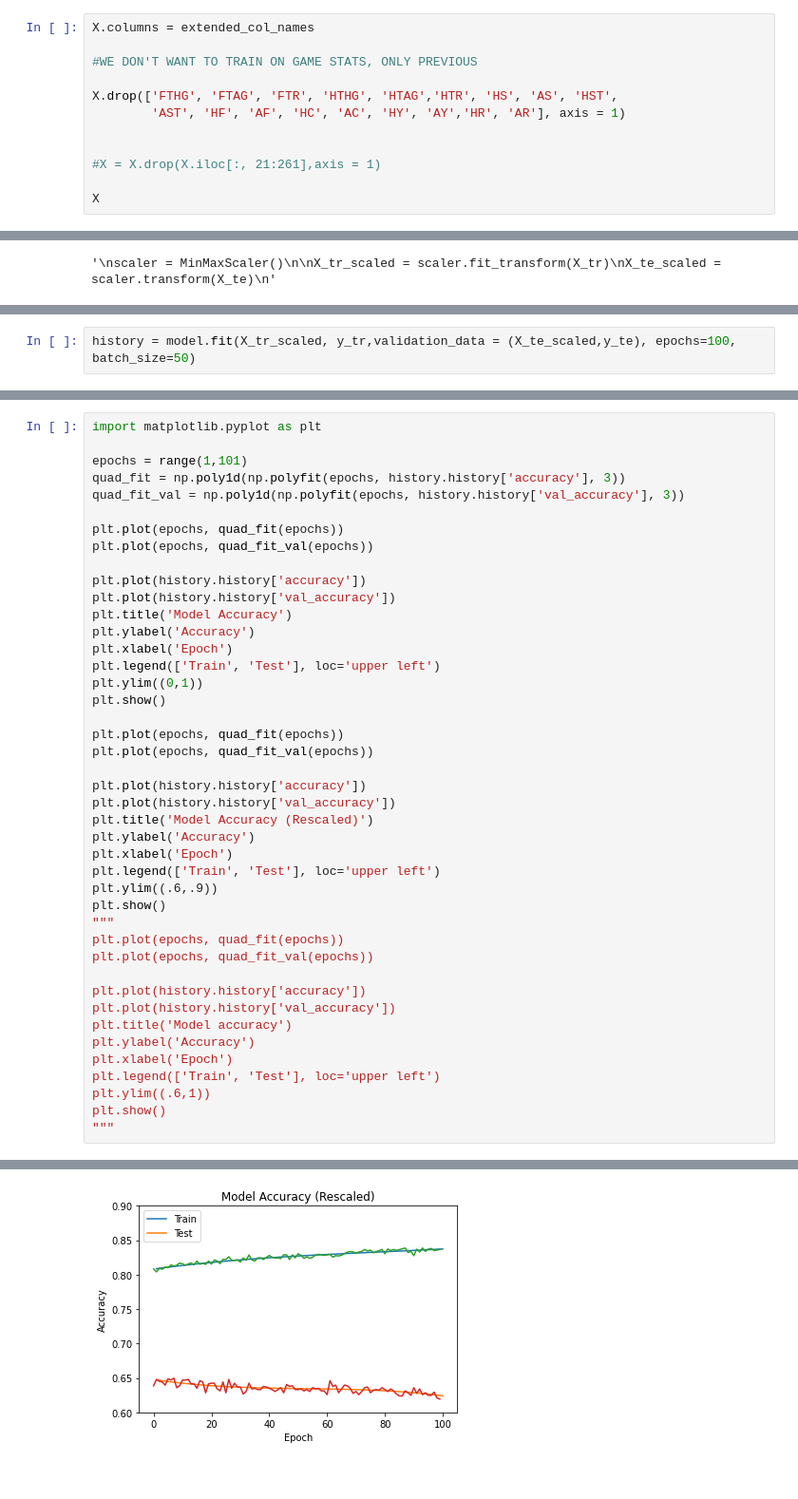
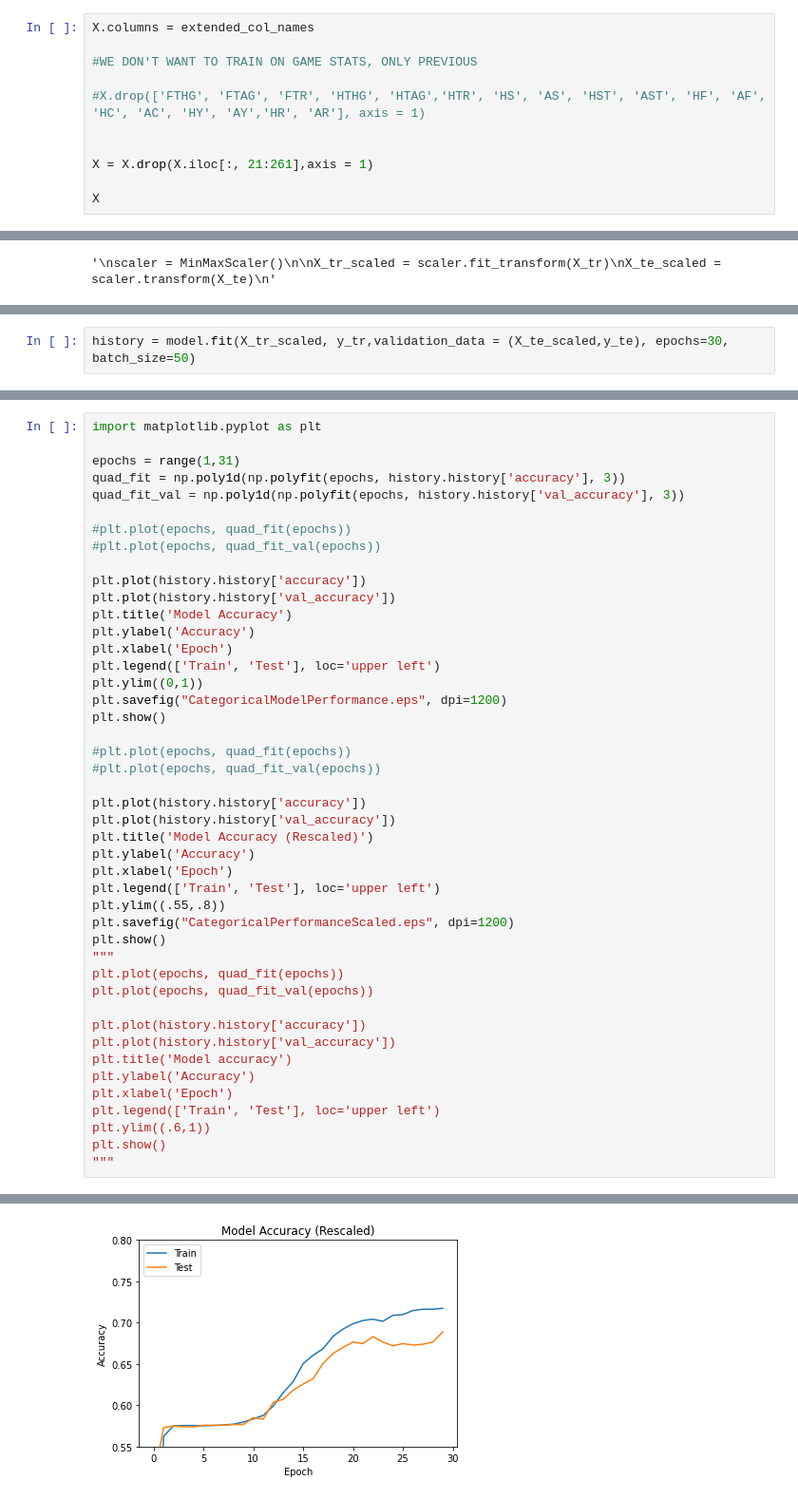
Before and after one commit to ale-chen/Arbitrage, a Jupyter notebook: CategoricalModel.ipynb, the cells around one changed output, grey strips where cells are left out. Shown at 95% size. Cells and saved outputs as stored; diff of their text form.

```diff
--- a/CategoricalModel.ipynb
+++ b/CategoricalModel.ipynb
@@ -35,11 +35,10 @@ X.columns = extended_col_names
 
 #WE DON'T WANT TO TRAIN ON GAME STATS, ONLY PREVIOUS
 
-X.drop(['FTHG', 'FTAG', 'FTR', 'HTHG', 'HTAG','HTR', 'HS', 'AS', 'HST',
-        'AST', 'HF', 'AF', 'HC', 'AC', 'HY', 'AY','HR', 'AR'], axis = 1)
+#X.drop(['FTHG', 'FTAG', 'FTR', 'HTHG', 'HTAG','HTR', 'HS', 'AS', 'HST', 'AST', 'HF', 'AF', 'HC', 'AC', 'HY', 'AY','HR', 'AR'], axis = 1)
 
 
-#X = X.drop(X.iloc[:, 21:261],axis = 1)
+X = X.drop(X.iloc[:, 21:261],axis = 1)
 
 X
 # %% [output]
@@ -149,3 +157,3 @@ model.compile(loss=tfa.losses.SigmoidFocalCrossEntropy(gamma = 2), optimizer = '
 # %%
-history = model.fit(X_tr_scaled, y_tr,validation_data = (X_te_scaled,y_te), epochs=100, batch_size=50)
+history = model.fit(X_tr_scaled, y_tr,validation_data = (X_te_scaled,y_te), epochs=30, batch_size=50)
 # %% [output]
@@ -194,12 +202,12 @@ Balanced Accuracy is 32.67567896723907
 # %%
 import matplotlib.pyplot as plt
 
-epochs = range(1,101)
+epochs = range(1,31)
 quad_fit = np.poly1d(np.polyfit(epochs, history.history['accuracy'], 3))
 quad_fit_val = np.poly1d(np.polyfit(epochs, history.history['val_accuracy'], 3))
 
-plt.plot(epochs, quad_fit(epochs))
-plt.plot(epochs, quad_fit_val(epochs))
+#plt.plot(epochs, quad_fit(epochs))
+#plt.plot(epochs, quad_fit_val(epochs))
 
 plt.plot(history.history['accuracy'])
 plt.plot(history.history['val_accuracy'])
@@ -208,10 +216,11 @@ plt.ylabel('Accuracy')
 plt.xlabel('Epoch')
 plt.legend(['Train', 'Test'], loc='upper left')
 plt.ylim((0,1))
+plt.savefig("CategoricalModelPerformance.eps", dpi=1200)
 plt.show()
 
-plt.plot(epochs, quad_fit(epochs))
-plt.plot(epochs, quad_fit_val(epochs))
+#plt.plot(epochs, quad_fit(epochs))
+#plt.plot(epochs, quad_fit_val(epochs))
 
 plt.plot(history.history['accuracy'])
 plt.plot(history.history['val_accuracy'])
@@ -219,7 +228,8 @@ plt.title('Model Accuracy (Rescaled)')
 plt.ylabel('Accuracy')
 plt.xlabel('Epoch')
 plt.legend(['Train', 'Test'], loc='upper left')
-plt.ylim((.6,.9))
+plt.ylim((.55,.8))
+plt.savefig("CategoricalPerformanceScaled.eps", dpi=1200)
 plt.show()
 """
 plt.plot(epochs, quad_fit(epochs))
@@ -239 +251 @@ plt.show()
-[figure, old version]
+[figure, new version]
```
Also changed, not shown: parts of 9 cells of this notebook.
